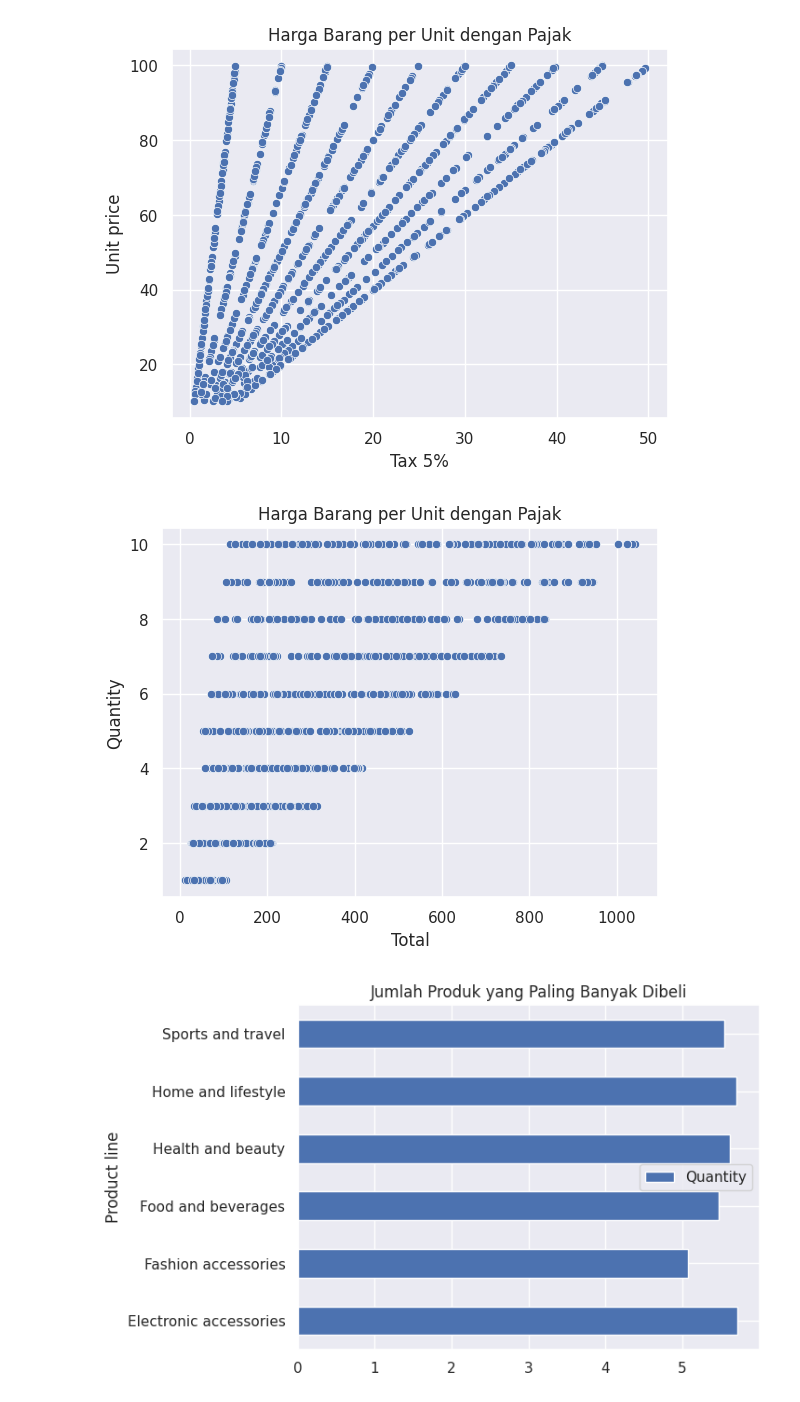
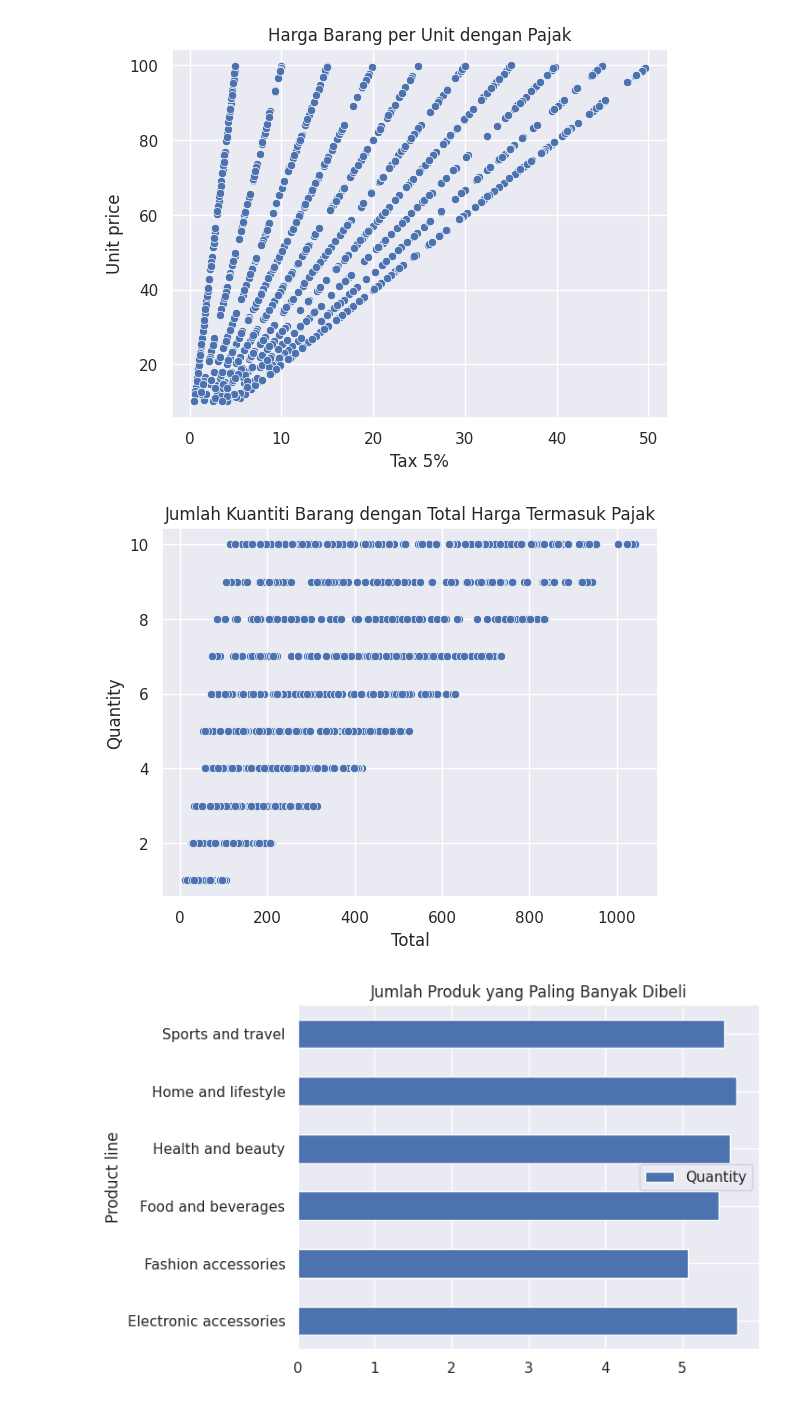
Before and after one commit to hendrimardani/data_science_supermarket_sales, a Jupyter notebook: supermarket_sales.ipynb, the cells around one changed output. Cells and saved outputs as stored; diff of their text form; code cells hidden in the pictures.

```diff
--- a/supermarket_sales.ipynb
+++ b/supermarket_sales.ipynb
@@ -295,10 +293,10 @@ plt.show()
 # %% [output]
 [figure]
 # %%
-sns.scatterplot(data=data, x="Total", y="Quantity").set(title="Harga Barang per Unit dengan Pajak")
+sns.scatterplot(data=data, x="Total", y="Quantity").set(title="Jumlah Kuantiti Barang dengan Total Harga Termasuk Pajak")
 plt.show()
 # %% [output]
-[figure, old version]
+[figure, new version]
 # %%
 plot = data.groupby(["Product line"])["Quantity"].mean()
 ax = plot.plot.barh()
```
Also changed, not shown: parts of 3 cells of this notebook.
